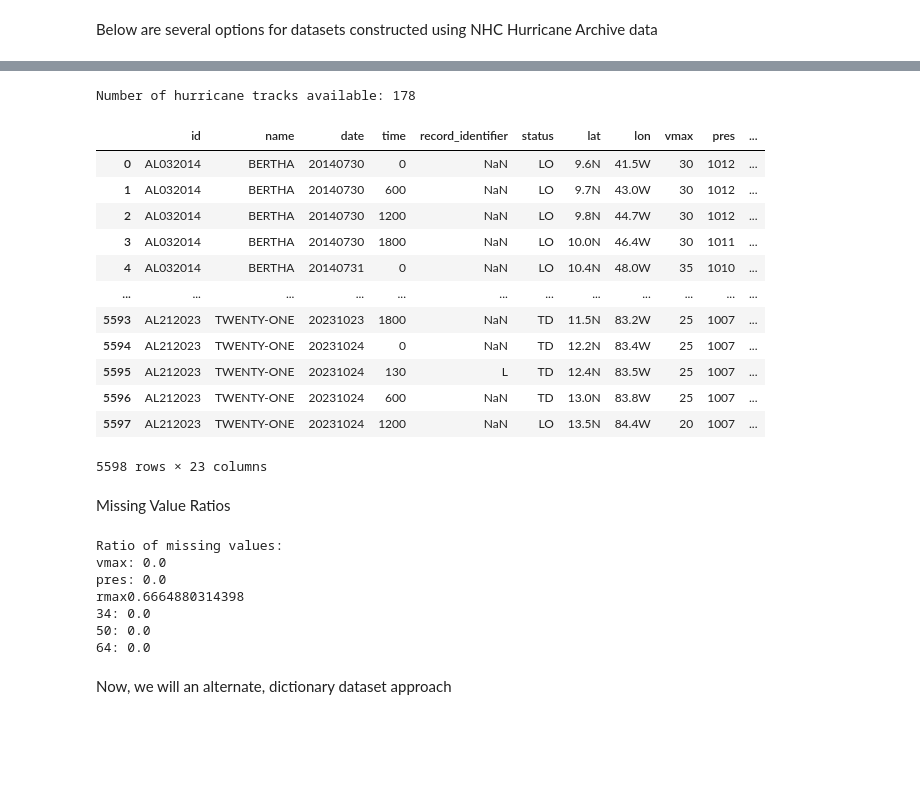
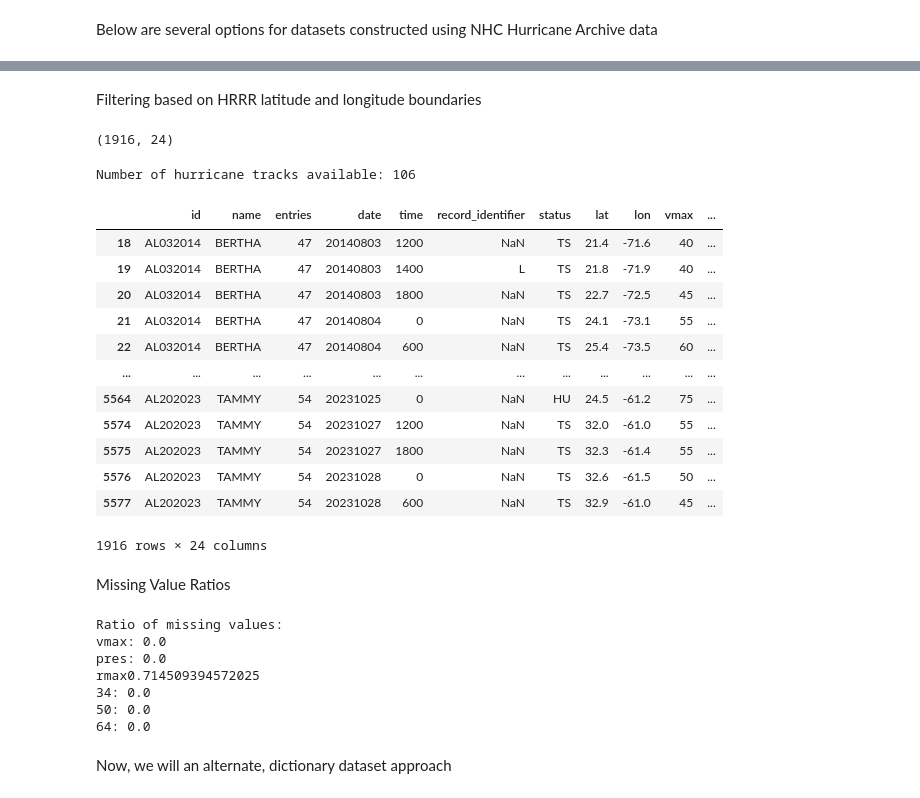
Before and after one commit to JoeBeyrer/storm-surge-parametric-inputs, a Jupyter notebook: inpData.ipynb, the cells around one changed output, grey strips where cells are left out. Cells and saved outputs as stored; diff of their text form; code cells hidden in the pictures; blank space fills up the shorter version.

Commit message:
Created separate HRRR file, dictionary datasets

```diff
--- a/inpData.ipynb
+++ b/inpData.ipynb
@@ -29,0 +34,10 @@ columnHeaders = ['id', 'name', 'entries', 'date', 'time', 'record_identifier', '
+# %%
+# Open the GRIB2 file
+grbs = pygrib.open('hrrr.20210101/conus/hrrr.t18z.wrfnatf00.grib2')
+
+# Select the relevant message (e.g., the first message)
+grb = grbs.message(1)
+
+# Extract minimum and maximum latitude and longitude values
+values, lats, lons = grb.data()
+values.shape, lats.min(), lats.max(), lons.min(), lons.max()
@@ -44,21 +81,38 @@ with open(filename, 'r') as f_in, open('data.csv', 'w') as f_out:
+# %% [markdown]
+Filtering based on HRRR latitude and longitude boundaries
+# %%
+# Convert latitude
+
+data['lat'] = data['lat'].str[:-1].astype(float)
+
+
+# Convert longitude
+data['lon'] = '-' + data['lon']
+data['lon'] = data['lon'].str[:-1].astype(float)
+# %%
+data = data[data['lat']>lats.min()]
+data = data[data['lat']<lats.max()]
+data = data[data['lon']<lons.max()]
+data = data[data['lon']<lons.max()]
+data.shape
+# %% [output]
+(1916, 24)
 # %%
-data = pd.read_csv('data.csv', header=None, names=columnHeaders)
-data = data.drop('entries', axis=1)
 # Count the number of hurricane tracks
 print(f'Number of hurricane tracks available: {data['id'].nunique()}')
 data
 # %% [output]
-Number of hurricane tracks available: 178
+Number of hurricane tracks available: 106
-|  | id | name | date | time | record_identifier | status | lat | lon | vmax | pres | ... |
-| 0 | AL032014 | BERTHA | 20140730 | 0 | NaN | LO | 9.6N | 41.5W | 30 | 1012 | ... |
-| 1 | AL032014 | BERTHA | 20140730 | 600 | NaN | LO | 9.7N | 43.0W | 30 | 1012 | ... |
-| 2 | AL032014 | BERTHA | 20140730 | 1200 | NaN | LO | 9.8N | 44.7W | 30 | 1012 | ... |
-| 3 | AL032014 | BERTHA | 20140730 | 1800 | NaN | LO | 10.0N | 46.4W | 30 | 1011 | ... |
-| 4 | AL032014 | BERTHA | 20140731 | 0 | NaN | LO | 10.4N | 48.0W | 35 | 1010 | ... |
+|  | id | name | entries | date | time | record_identifier | status | lat | lon | vmax | ... |
+| 18 | AL032014 | BERTHA | 47 | 20140803 | 1200 | NaN | TS | 21.4 | -71.6 | 40 | ... |
+| 19 | AL032014 | BERTHA | 47 | 20140803 | 1400 | L | TS | 21.8 | -71.9 | 40 | ... |
+| 20 | AL032014 | BERTHA | 47 | 20140803 | 1800 | NaN | TS | 22.7 | -72.5 | 45 | ... |
+| 21 | AL032014 | BERTHA | 47 | 20140804 | 0 | NaN | TS | 24.1 | -73.1 | 55 | ... |
+| 22 | AL032014 | BERTHA | 47 | 20140804 | 600 | NaN | TS | 25.4 | -73.5 | 60 | ... |
 | ... | ... | ... | ... | ... | ... | ... | ... | ... | ... | ... | ... |
-| 5593 | AL212023 | TWENTY-ONE | 20231023 | 1800 | NaN | TD | 11.5N | 83.2W | 25 | 1007 | ... |
-| 5594 | AL212023 | TWENTY-ONE | 20231024 | 0 | NaN | TD | 12.2N | 83.4W | 25 | 1007 | ... |
-| 5595 | AL212023 | TWENTY-ONE | 20231024 | 130 | L | TD | 12.4N | 83.5W | 25 | 1007 | ... |
-| 5596 | AL212023 | TWENTY-ONE | 20231024 | 600 | NaN | TD | 13.0N | 83.8W | 25 | 1007 | ... |
-| 5597 | AL212023 | TWENTY-ONE | 20231024 | 1200 | NaN | LO | 13.5N | 84.4W | 20 | 1007 | ... |
+| 5564 | AL202023 | TAMMY | 54 | 20231025 | 0 | NaN | HU | 24.5 | -61.2 | 75 | ... |
+| 5574 | AL202023 | TAMMY | 54 | 20231027 | 1200 | NaN | TS | 32.0 | -61.0 | 55 | ... |
+| 5575 | AL202023 | TAMMY | 54 | 20231027 | 1800 | NaN | TS | 32.3 | -61.4 | 55 | ... |
+| 5576 | AL202023 | TAMMY | 54 | 20231028 | 0 | NaN | TS | 32.6 | -61.5 | 50 | ... |
+| 5577 | AL202023 | TAMMY | 54 | 20231028 | 600 | NaN | TS | 32.9 | -61.0 | 45 | ... |
-5598 rows × 23 columns
+1916 rows × 24 columns
@@ -79,7 +135,7 @@ print(f"Ratio of missing values:\nvmax: {empty_vmax}\npres: {empty_pres}\nrmax{e
 Ratio of missing values:
 vmax: 0.0
 pres: 0.0
-rmax0.6664880314398
+rmax0.714509394572025
 34: 0.0
 50: 0.0
 64: 0.0
```
Also changed, not shown: parts of 18 cells of this notebook, 1 other file.
